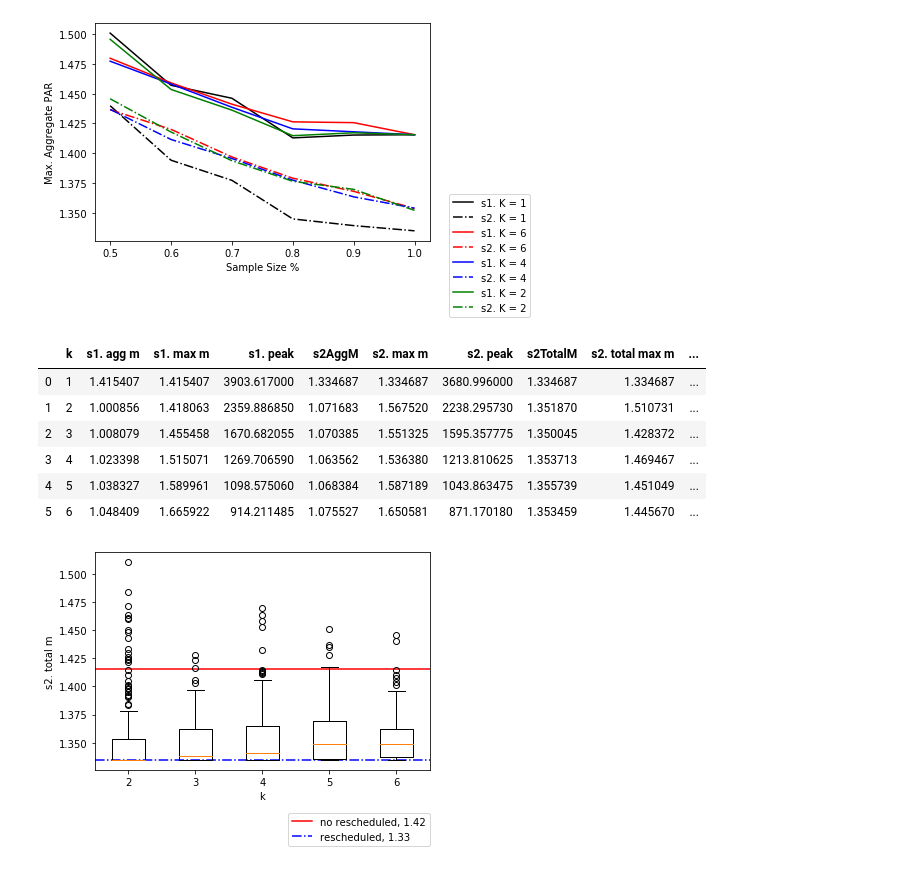
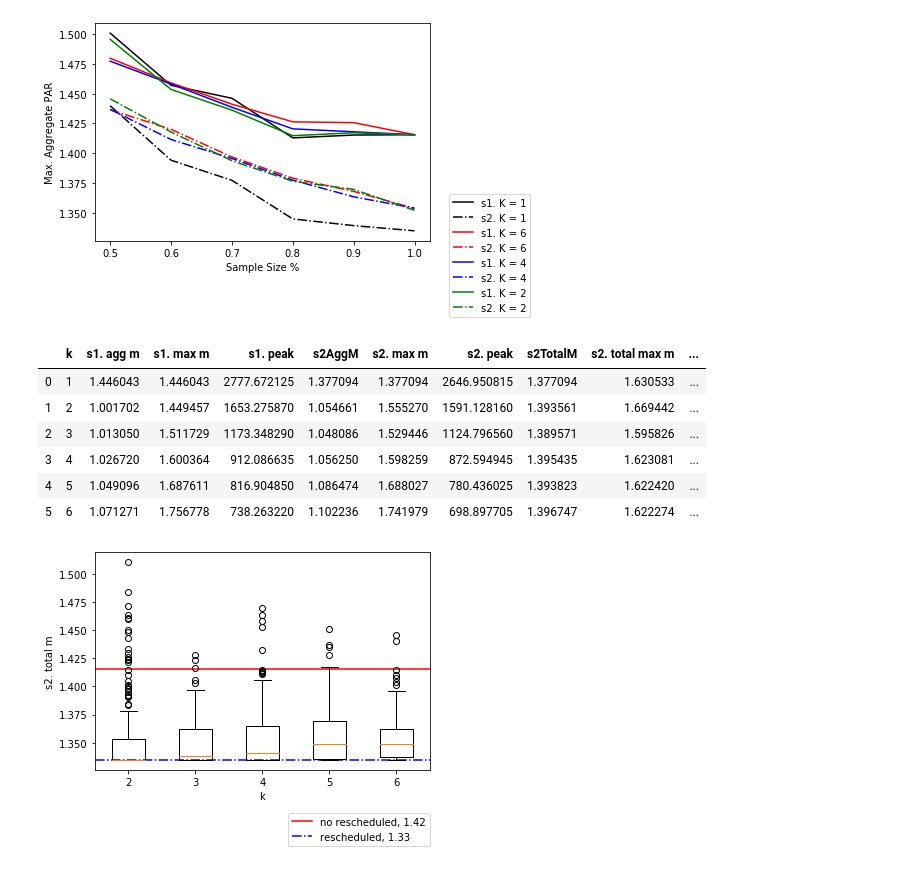
Before and after one commit to vicaba/siot-eclustering-viz, a Jupyter notebook: siot-clustering2.ipynb, the cells around one changed output. Drawn from its saved outputs; the diff is of its cells as text; code cells hidden in the pictures.

```diff
--- a/siot-clustering2.ipynb
+++ b/siot-clustering2.ipynb
@@ -347,41 +347,41 @@ def show_summary2(k, summary_treated, statistics, sample_size):
     _list_clusters = {}
     _list_max_toal_m = {}
     _list_min_toal_m = {}
     _list_above_s1agg_m = {}
     _list_below_s1agg_m = {}
     rows_per_k = summary_treated.query(f"sampleSize == {sample_size} and k == 1").reset_index(drop=True).count().iloc[0]
     k1_s1_agg_m = statistics.query(f"sampleSize == {sample_size} and metric == \"mean\" and k == 1").reset_index().drop(["sampleSize", "metric"], axis=1)["s1. agg m"]
 
     for j in range(1, k+1):
         _list_clusters[j - 1] = str(summary_treated.query(f"sampleSize == {sample_size} and k == {j}").sort_values(by=["s1. max m", "s1. agg m"]).iloc[0]["clusters"])
         _list_max_toal_m[j - 1] = summary_treated.query(f"sampleSize == {sample_size} and k == {j}").sort_values(by=["s2TotalM"],ascending=False).iloc[0]["s2TotalM"]
         _list_min_toal_m[j - 1] = summary_treated.query(f"sampleSize == {sample_size} and k == {j}").sort_values(by=["s2TotalM"],ascending=True).iloc[0]["s2TotalM"]
         _list_above_s1agg_m[j - 1] = summary_treated.query(f"sampleSize == {sample_size} and s2TotalM >= {k1_s1_agg_m.values[0]} and k == {j}").reset_index(drop=True).count().iloc[0] / rows_per_k
         _list_below_s1agg_m[j - 1] = summary_treated.query(f"sampleSize == {sample_size} and s2TotalM < {k1_s1_agg_m.values[0]} and k == {j}").reset_index(drop=True).count().iloc[0] / rows_per_k
-    a = statistics.query("sampleSize == 1.0 and metric == \"mean\"").reset_index().drop(["sampleSize", "metric"], axis=1)
+    a = statistics.query(f"sampleSize == {sample_size} and metric == \"mean\"").reset_index().drop(["sampleSize", "metric"], axis=1)
     b = pd.DataFrame.from_dict(_list_clusters, orient="index", columns=["clusters"])
     c = pd.DataFrame.from_dict(_list_max_toal_m, orient="index", columns=["s2. total max m"])
     d = pd.DataFrame.from_dict(_list_min_toal_m, orient="index", columns=["s2. total min m"])
     e = pd.DataFrame.from_dict(_list_above_s1agg_m, orient="index", columns=["s2TotalAboveN"])
     f = pd.DataFrame.from_dict(_list_below_s1agg_m, orient="index", columns=["s2TotalBelowN"])
     r = pd.concat([a,b,c,d,e,f], axis=1, sort=False)
     r = r[["k", "s1. agg m", "s1. max m", "s1. peak", "s2AggM", "s2. max m", "s2. peak", "s2TotalM", "s2. total max m", "s2. total min m", "s2TotalBelowN"]]
     return r
 
-r = show_summary2(exp1_k, exp1_treated, exp1_statistics, 1.0)
+r = show_summary2(exp1_k, exp1_treated, exp1_statistics, '0.7')
 k1_s1_agg_m = exp1_statistics.query("sampleSize == 1.0 and metric == \"mean\" and k == 1").reset_index().drop(["sampleSize", "metric"], axis=1)["s1. agg m"]
 exp1_treated.query(f"sampleSize == 1.0 and s2TotalM > {k1_s1_agg_m.values[0]} and k == 4").reset_index(drop=True).count().iloc[0]
 #r1 = exp1_treated_copy.query("sampleSize == 1.0").reset_index().drop(["sampleSize", "metric"], axis=1)
 #r1
 r
 # %% [output]
 |  | k | s1. agg m | s1. max m | s1. peak | s2AggM | s2. max m | s2. peak | s2TotalM | s2. total max m | ... |
-| 0 | 1 | 1.415407 | 1.415407 | 3903.617000 | 1.334687 | 1.334687 | 3680.996000 | 1.334687 | 1.334687 | ... |
-| 1 | 2 | 1.000856 | 1.418063 | 2359.886850 | 1.071683 | 1.567520 | 2238.295730 | 1.351870 | 1.510731 | ... |
-| 2 | 3 | 1.008079 | 1.455458 | 1670.682055 | 1.070385 | 1.551325 | 1595.357775 | 1.350045 | 1.428372 | ... |
-| 3 | 4 | 1.023398 | 1.515071 | 1269.706590 | 1.063562 | 1.536380 | 1213.810625 | 1.353713 | 1.469467 | ... |
-| 4 | 5 | 1.038327 | 1.589961 | 1098.575060 | 1.068384 | 1.587189 | 1043.863475 | 1.355739 | 1.451049 | ... |
-| 5 | 6 | 1.048409 | 1.665922 | 914.211485 | 1.075527 | 1.650581 | 871.170180 | 1.353459 | 1.445670 | ... |
+| 0 | 1 | 1.446043 | 1.446043 | 2777.672125 | 1.377094 | 1.377094 | 2646.950815 | 1.377094 | 1.630533 | ... |
+| 1 | 2 | 1.001702 | 1.449457 | 1653.275870 | 1.054661 | 1.555270 | 1591.128160 | 1.393561 | 1.669442 | ... |
+| 2 | 3 | 1.013050 | 1.511729 | 1173.348290 | 1.048086 | 1.529446 | 1124.796560 | 1.389571 | 1.595826 | ... |
+| 3 | 4 | 1.026720 | 1.600364 | 912.086635 | 1.056250 | 1.598259 | 872.594945 | 1.395435 | 1.623081 | ... |
+| 4 | 5 | 1.049096 | 1.687611 | 816.904850 | 1.086474 | 1.688027 | 780.436025 | 1.393823 | 1.622420 | ... |
+| 5 | 6 | 1.071271 | 1.756778 | 738.263220 | 1.102236 | 1.741979 | 698.897705 | 1.396747 | 1.622274 | ... |
 # %%
 sampleSize = 1.0
 fig, ax = plt.subplots()
```
Also changed, not shown: parts of 1 cell of this notebook, 1 other file.
